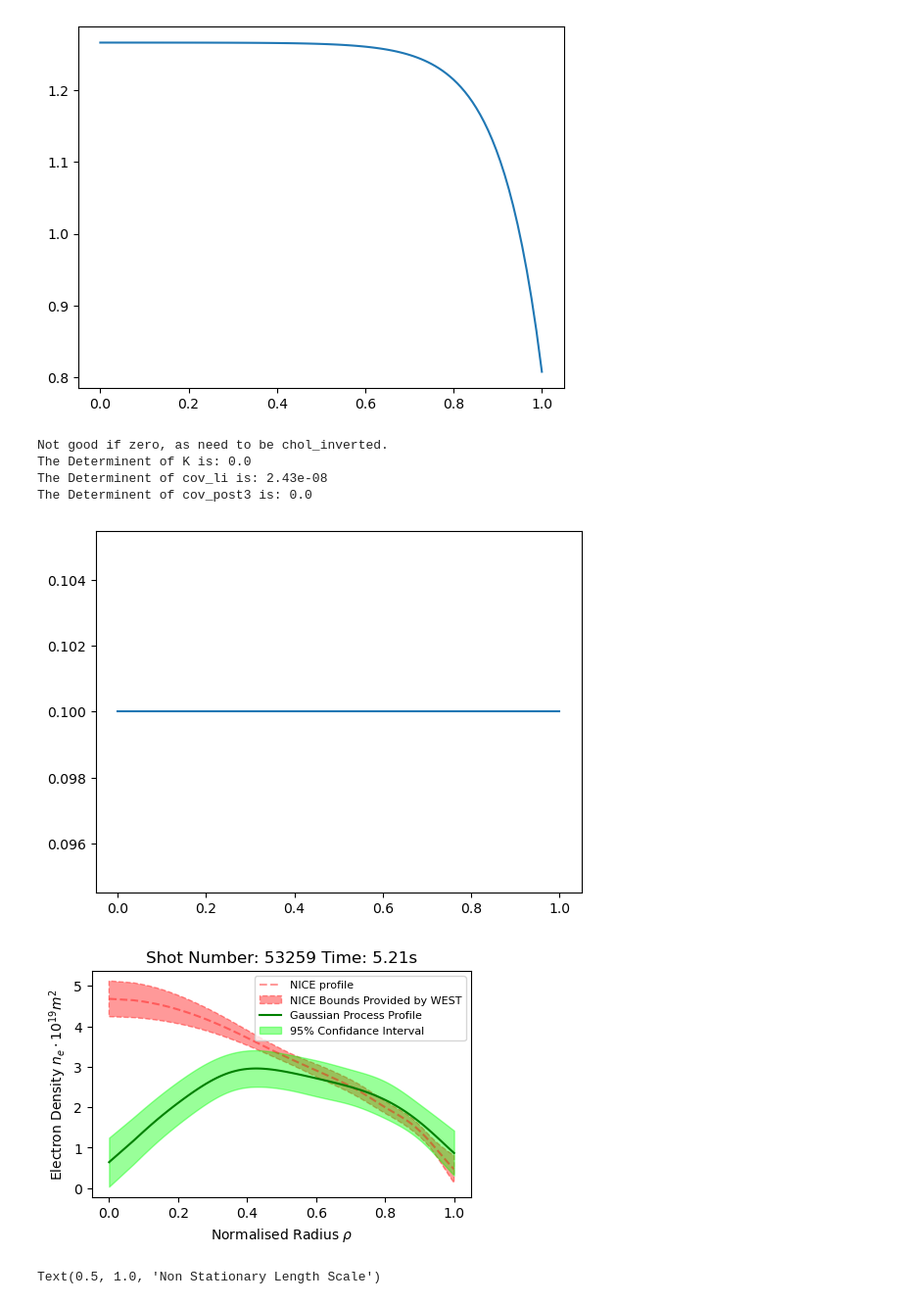
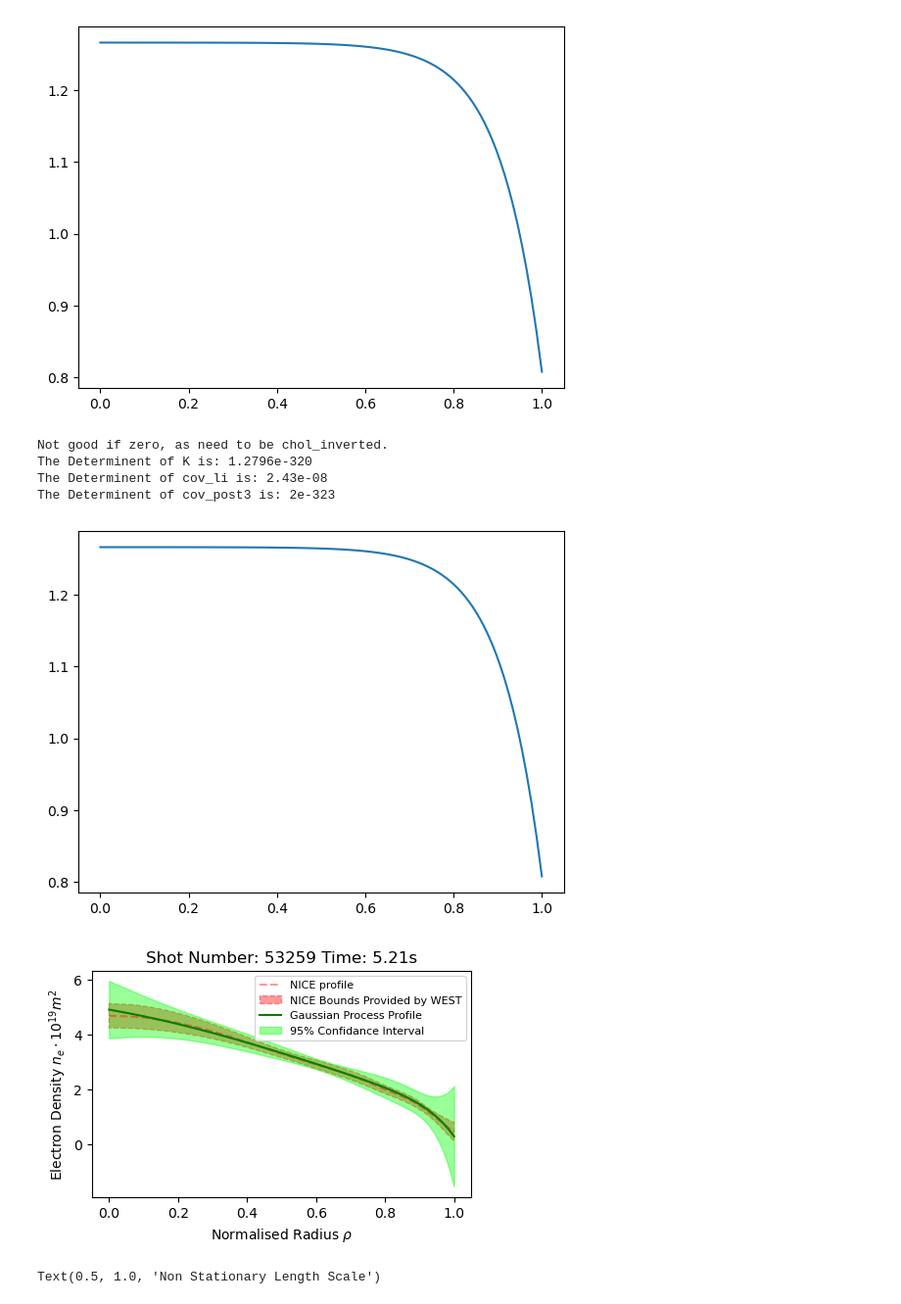
Before and after one commit to DanHarJor/Improving-Electron-Density-Profile-Inference-within-a-Tokamak-using-Bayesian-Techniques, a Jupyter notebook: RealEquillibriumInterferometry/SyntheticDataInterferometry.ipynb, the cells around one changed output. Shown at 98% size. Drawn from its saved outputs; the diff is of its cells as text; code cells hidden in the pictures.

```diff
--- a/RealEquillibriumInterferometry/SyntheticDataInterferometry.ipynb
+++ b/RealEquillibriumInterferometry/SyntheticDataInterferometry.ipynb
@@ -269,42 +271,42 @@ def MargLi(params):
 # results = basinhopping(MargLi, x0=initial_params, niter=2)
 # print(results)
 # best_params = results.x
-initial_params = ([0.1, 0.1, 0.1,   0.1,
-         0.1])
+# initial_params = ([0.1, 0.1, 0.1,   0.1,
+#          0.1])
 best_params = initial_params
 # MargLi(x0)
 
 def PlotBest(params,trial_EXP_ER):
     K, R, cov_li = KRcov_li(params,trial_EXP_ER)
     cov_post3 = chol_inv(R.T @ chol_inv(cov_li) @ R + chol_inv(K))
     mu_post3 = mu_prior + cov_post3 @ R.T @ chol_inv(cov_li) @ (lid_d - R @ mu_prior)
     error_bars3 = 1.96*np.sqrt(np.diagonal(cov_post3))
 
     print('\n\nNot good if zero, as need to be chol_inverted.')
     print('The Determinent of K is:', chol_det(K))
     print('The Determinent of cov_li is:', chol_det(cov_li))
     print('The Determinent of cov_post3 is:', chol_det(cov_post3))
 
     figGPR3 = plt.figure(figsize=(5,3))
     plt.title('Shot Number: '+str(shot)+' Time: '+str(t)+'s')
     plt.xlabel(r'Normalised Radius $\rho$')
     plt.ylabel(r'Electron Density $n_e \cdot 10^{19} m^2$')
     plt.plot(rho_1d, dens_prof.dens_1d,color=(1,0,0,0.4), linestyle='--', label='NICE profile')
     plt.fill_between(rho_1d, dens_prof.dens_1d_lower, dens_prof.dens_1d_upper, color=(1,0,0,0.4),linestyle='--',label='NICE Bounds Provided by WEST')
     plt.plot(rho_1d, mu_post3,'g', label='Gaussian Process Profile')
     plt.fill_between(rho_1d, mu_post3-error_bars3, mu_post3+error_bars3, color=(0,1,0,0.4),linestyle='-',label='95% Confidance Interval')
     plt.legend(fontsize = 8)
     plt.show()
     return mu_post3, cov_post3
 
 post_mu, post_cov = PlotBest(best_params, EXP_ER)
 # %% [output]
 Not good if zero, as need to be chol_inverted.
-The Determinent of K is: 0.0
+The Determinent of K is: 1.2796e-320
 The Determinent of cov_li is: 2.43e-08
-The Determinent of cov_post3 is: 0.0
+The Determinent of cov_post3 is: 2e-323
-[figure, old version]
+[figure, new version]
-[figure, old version]
+[figure, new version]
 # %%
 def HyperTan_l(rho, params):
             core_l, edge_l, transition_center, transition_width = params[1:]
```
Also changed, not shown: parts of 10 cells of this notebook, 1 other file.
